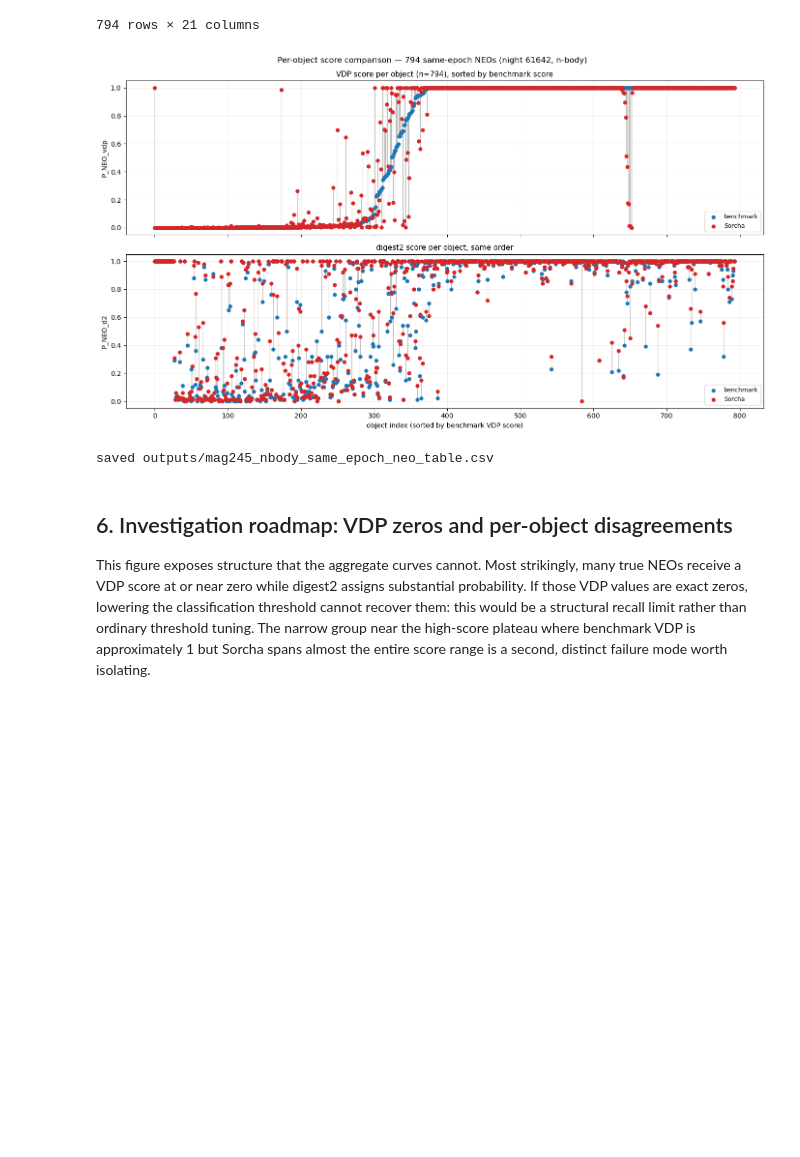
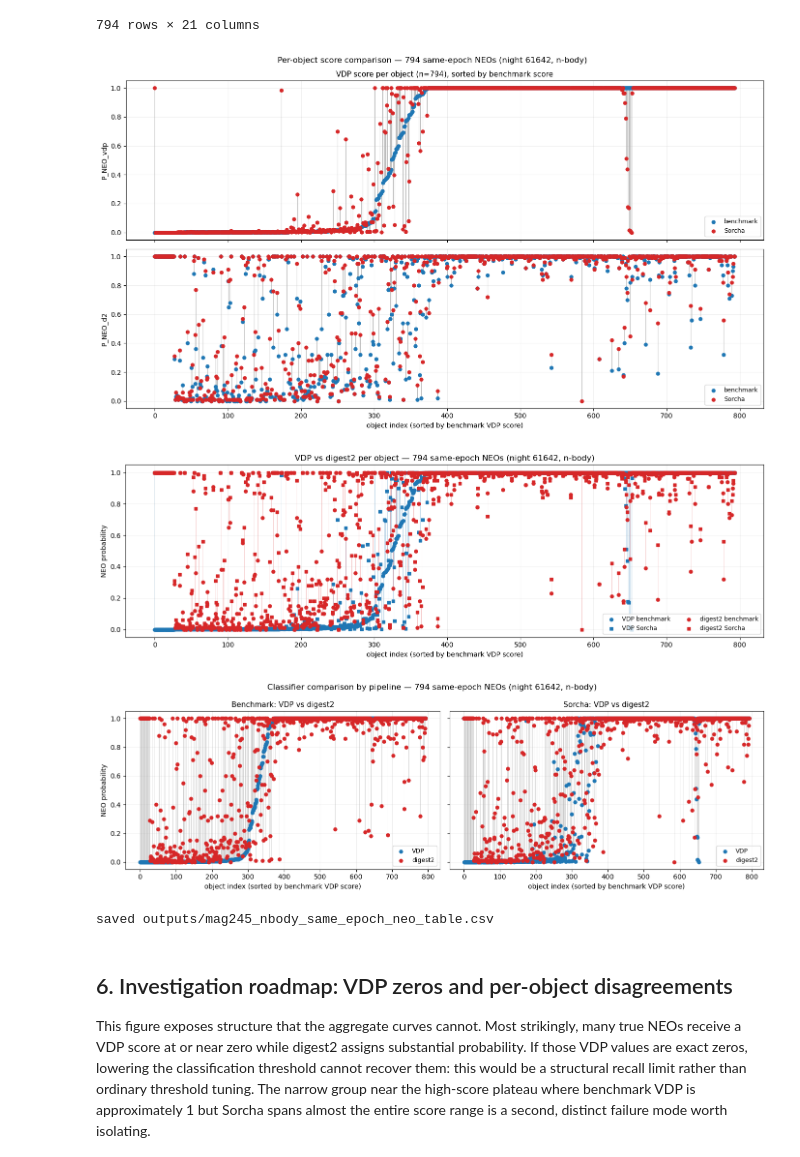
Before and after one commit to devanshi-s04/neomod, a Jupyter notebook: mag245_nbody_benchmark_vs_sorcha_roc.ipynb, the cells around one changed output. Cells and saved outputs as stored; diff of their text form; code cells hidden in the pictures; blank space fills up the shorter version.

Commit message:
new score comparison plots

```diff
--- a/mag245_nbody_benchmark_vs_sorcha_roc.ipynb
+++ b/mag245_nbody_benchmark_vs_sorcha_roc.ipynb
@@ -388,35 +388,73 @@ plot_tbl = tbl.sort_values('P_vdp_bench')
 x = np.arange(len(plot_tbl))
 
 fig, axes = plt.subplots(2, 1, figsize=(14, 8), sharex=True)
 
 ax = axes[0]
 for xi, (oid, row) in zip(x, plot_tbl.iterrows()):
     ax.plot([xi, xi], [row.P_vdp_bench, row.P_vdp_sorcha], color='grey', lw=0.8, alpha=0.5, zorder=1)
 ax.scatter(x, plot_tbl.P_vdp_bench,  s=25, color='tab:blue',  label='benchmark', zorder=3)
 ax.scatter(x, plot_tbl.P_vdp_sorcha, s=25, color='tab:red',   label='Sorcha',    zorder=3)
 ax.set_ylabel('P_NEO_vdp'); ax.set_ylim(-0.05, 1.05)
 ax.legend(fontsize=9); ax.grid(alpha=0.2)
 ax.set_title(f'VDP score per object (n={len(plot_tbl)}), sorted by benchmark score', fontsize=11)
 
 ax = axes[1]
 for xi, (oid, row) in zip(x, plot_tbl.iterrows()):
     ax.plot([xi, xi], [row.P_d2_bench, row.P_d2_sorcha], color='grey', lw=0.8, alpha=0.5, zorder=1)
 ax.scatter(x, plot_tbl.P_d2_bench,  s=25, color='tab:blue',  label='benchmark', zorder=3)
 ax.scatter(x, plot_tbl.P_d2_sorcha, s=25, color='tab:red',   label='Sorcha',    zorder=3)
 ax.set_ylabel('P_NEO_d2'); ax.set_ylim(-0.05, 1.05)
 ax.set_xlabel('object index (sorted by benchmark VDP score)')
 ax.legend(fontsize=9); ax.grid(alpha=0.2)
-ax.set_title('digest2 score per object, same order', fontsize=11)
 
 fig.suptitle(f'Per-object score comparison — {len(plot_tbl)} same-epoch NEOs (night 61642, n-body)', fontsize=12)
 plt.tight_layout()
 plt.savefig('Figures/mag245_nbody_bvs_sameNEO_perobject.png', dpi=150, bbox_inches='tight')
 plt.show()
 
+# ---- overlaid classifier comparison: VDP in blue, digest2 in red ----
+fig, ax = plt.subplots(figsize=(14, 4.5))
+for xi, (oid, row) in zip(x, plot_tbl.iterrows()):
+    ax.plot([xi, xi], [row.P_vdp_bench, row.P_vdp_sorcha], color='tab:blue', lw=0.7, alpha=0.25, zorder=1)
+    ax.plot([xi, xi], [row.P_d2_bench, row.P_d2_sorcha], color='tab:red', lw=0.7, alpha=0.25, zorder=1)
+ax.scatter(x, plot_tbl.P_vdp_bench, s=25, color='tab:blue', marker='o', label='VDP benchmark', zorder=3)
+ax.scatter(x, plot_tbl.P_vdp_sorcha, s=25, color='tab:blue', marker='s', label='VDP Sorcha', zorder=3)
+ax.scatter(x, plot_tbl.P_d2_bench, s=25, color='tab:red', marker='o', label='digest2 benchmark', zorder=3)
+ax.scatter(x, plot_tbl.P_d2_sorcha, s=25, color='tab:red', marker='s', label='digest2 Sorcha', zorder=3)
+ax.set_xlabel('object index (sorted by benchmark VDP score)')
+ax.set_ylabel('NEO probability')
+ax.set_ylim(-0.05, 1.05)
+ax.set_title(f'VDP vs digest2 per object — {len(plot_tbl)} same-epoch NEOs (night 61642, n-body)', fontsize=12)
+ax.legend(fontsize=9, ncol=2)
+ax.grid(alpha=0.2)
+plt.tight_layout()
+plt.savefig('Figures/mag245_nbody_vdp_vs_digest2_perobject.png', dpi=150, bbox_inches='tight')
+plt.show()
+
+# ---- classifier comparison separated by pipeline ----
+fig, axes = plt.subplots(1, 2, figsize=(14, 4.5), sharey=True)
+for ax, label, vdp_col, d2_col in zip(axes, ['Benchmark', 'Sorcha'], ['P_vdp_bench', 'P_vdp_sorcha'], ['P_d2_bench', 'P_d2_sorcha']):
+    for xi, (oid, row) in zip(x, plot_tbl.iterrows()):
+        ax.plot([xi, xi], [row[vdp_col], row[d2_col]], color='grey', lw=0.7, alpha=0.25, zorder=1)
+    ax.scatter(x, plot_tbl[vdp_col], s=25, color='tab:blue', label='VDP', zorder=3)
+    ax.scatter(x, plot_tbl[d2_col], s=25, color='tab:red', label='digest2', zorder=3)
+    ax.set_title(f'{label}: VDP vs digest2', fontsize=11)
+    ax.set_xlabel('object index (sorted by benchmark VDP score)')
+    ax.set_ylim(-0.05, 1.05)
+    ax.legend(fontsize=9)
+    ax.grid(alpha=0.2)
+axes[0].set_ylabel('NEO probability')
+fig.suptitle(f'Classifier comparison by pipeline — {len(plot_tbl)} same-epoch NEOs (night 61642, n-body)', fontsize=12)
+plt.tight_layout()
+plt.savefig('Figures/mag245_nbody_vdp_vs_digest2_benchmark_sorcha.png', dpi=150, bbox_inches='tight')
+plt.show()
+
 tbl.to_csv('outputs/mag245_nbody_same_epoch_neo_table.csv')
 print('saved outputs/mag245_nbody_same_epoch_neo_table.csv')
 # %% [output]
-[figure, old version]
+[figure, new version]
+[figure, added]
+[figure, added]
 saved outputs/mag245_nbody_same_epoch_neo_table.csv
 # %% [markdown]
 ## 6. Investigation roadmap: VDP zeros and per-object disagreements
```
Also changed, not shown: 1 other file.
